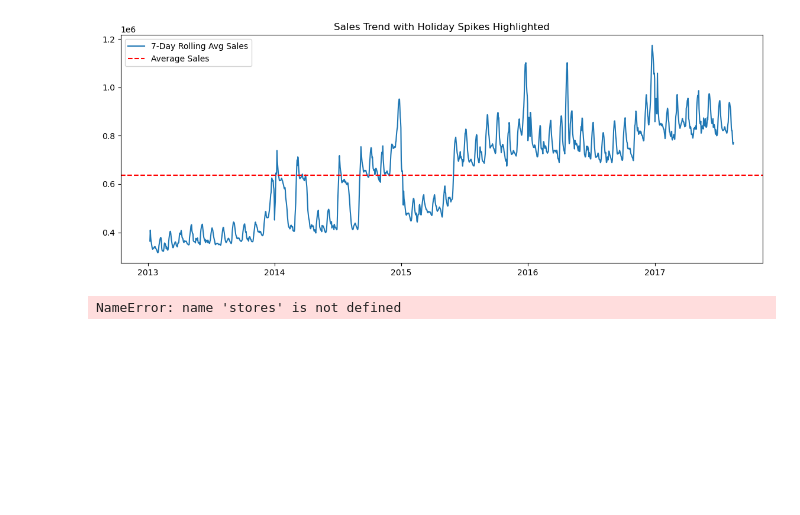
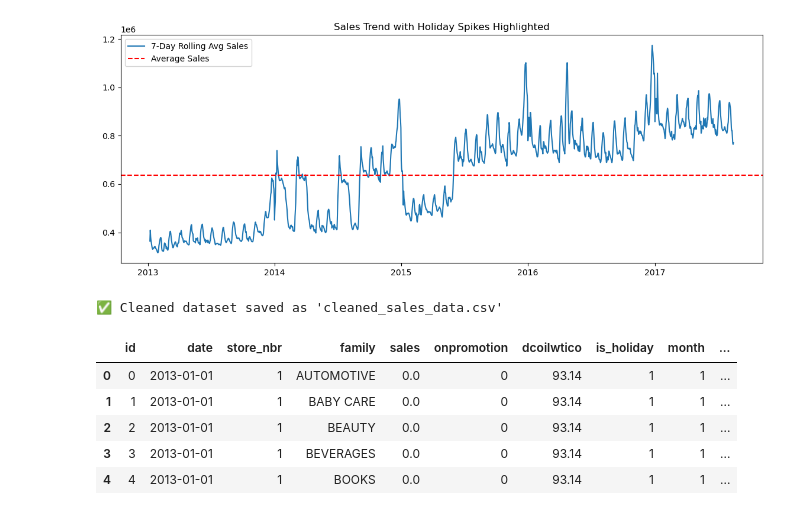
Before and after one commit to SG666/Project-Store-Sales, a Jupyter notebook: oil_and_holiday_eda.ipynb, the cells around one changed output. Drawn from its saved outputs; the diff is of its cells as text; code cells hidden in the pictures; blank space fills up the shorter version.

Commit message:
Added baseline linear regression model and cleaned dataset

```diff
--- a/oil_and_holiday_eda.ipynb
+++ b/oil_and_holiday_eda.ipynb
@@ -73,11 +48,12 @@ import seaborn as sns
 # %%
-#load all datasets using pandas
-train = pd.read_csv("data/train.csv")
-test = pd.read_csv("data/test.csv")
-oil = pd.read_csv("data/oil.csv")
-holidays = pd.read_csv("data/holidays_events.csv")
-stores = pd.read_csv("data/stores.csv")
-transactions = pd.read_csv("data/transactions.csv")
+from pathlib import Path
+import pandas as pd
 
-#shows first five rows of oil file
-oil.head()
+DATA_DIR = Path("data")
+
+train = pd.read_csv(DATA_DIR / "train.csv")
+test = pd.read_csv(DATA_DIR / "test.csv")
+oil = pd.read_csv(DATA_DIR / "oil.csv")
+holidays = pd.read_csv(DATA_DIR / "holidays_events.csv")
+stores = pd.read_csv(DATA_DIR / "stores.csv")
+transactions = pd.read_csv(DATA_DIR / "transactions.csv")
@@ -299,9 +268,42 @@ plt.legend()
 plt.show()
 # %% [output]
 [figure]
-# %%
-#store type vs holiday
-
-stores(head)
-# %% [output]
-NameError: name 'stores' is not defined
+# %%
+#final merge for modeling
+
+# 1. Make sure all dates are datetime
+train['date'] = pd.to_datetime(train['date'])
+oil['date'] = pd.to_datetime(oil['date'])
+holidays['date'] = pd.to_datetime(holidays['date'])
+
+# 2. Merge oil prices into train
+merged = train.merge(oil, on='date', how='left')
+
+# 3. Merge holidays into that
+merged = merged.merge(holidays[['date', 'type']], on='date', how='left')
+
+# 4. Create useful columns
+merged['is_holiday'] = merged['type'].apply(lambda x: 0 if pd.isnull(x) else 1)
+merged['month'] = merged['date'].dt.month
+merged['dayofweek'] = merged['date'].dt.dayofweek
+merged['year'] = merged['date'].dt.year
+
+# 5. Fill missing oil values (just in case)
+merged['dcoilwtico'] = merged['dcoilwtico'].ffill().bfill()
+
+# 6. Drop unneeded columns
+merged = merged.drop(columns=['type'])
+
+# 7. Save to CSV for modeling
+merged.to_csv('cleaned_sales_data.csv', index=False)
+
+print("✅ Cleaned dataset saved as 'cleaned_sales_data.csv'")
+merged.head()
+# %% [output]
+✅ Cleaned dataset saved as 'cleaned_sales_data.csv'
+|  | id | date | store_nbr | family | sales | onpromotion | dcoilwtico | is_holiday | month | ... |
+| 0 | 0 | 2013-01-01 | 1 | AUTOMOTIVE | 0.0 | 0 | 93.14 | 1 | 1 | ... |
+| 1 | 1 | 2013-01-01 | 1 | BABY CARE | 0.0 | 0 | 93.14 | 1 | 1 | ... |
+| 2 | 2 | 2013-01-01 | 1 | BEAUTY | 0.0 | 0 | 93.14 | 1 | 1 | ... |
+| 3 | 3 | 2013-01-01 | 1 | BEVERAGES | 0.0 | 0 | 93.14 | 1 | 1 | ... |
+| 4 | 4 | 2013-01-01 | 1 | BOOKS | 0.0 | 0 | 93.14 | 1 | 1 | ... |
```
Also changed, not shown: parts of 7 cells of this notebook, 1 other file.
